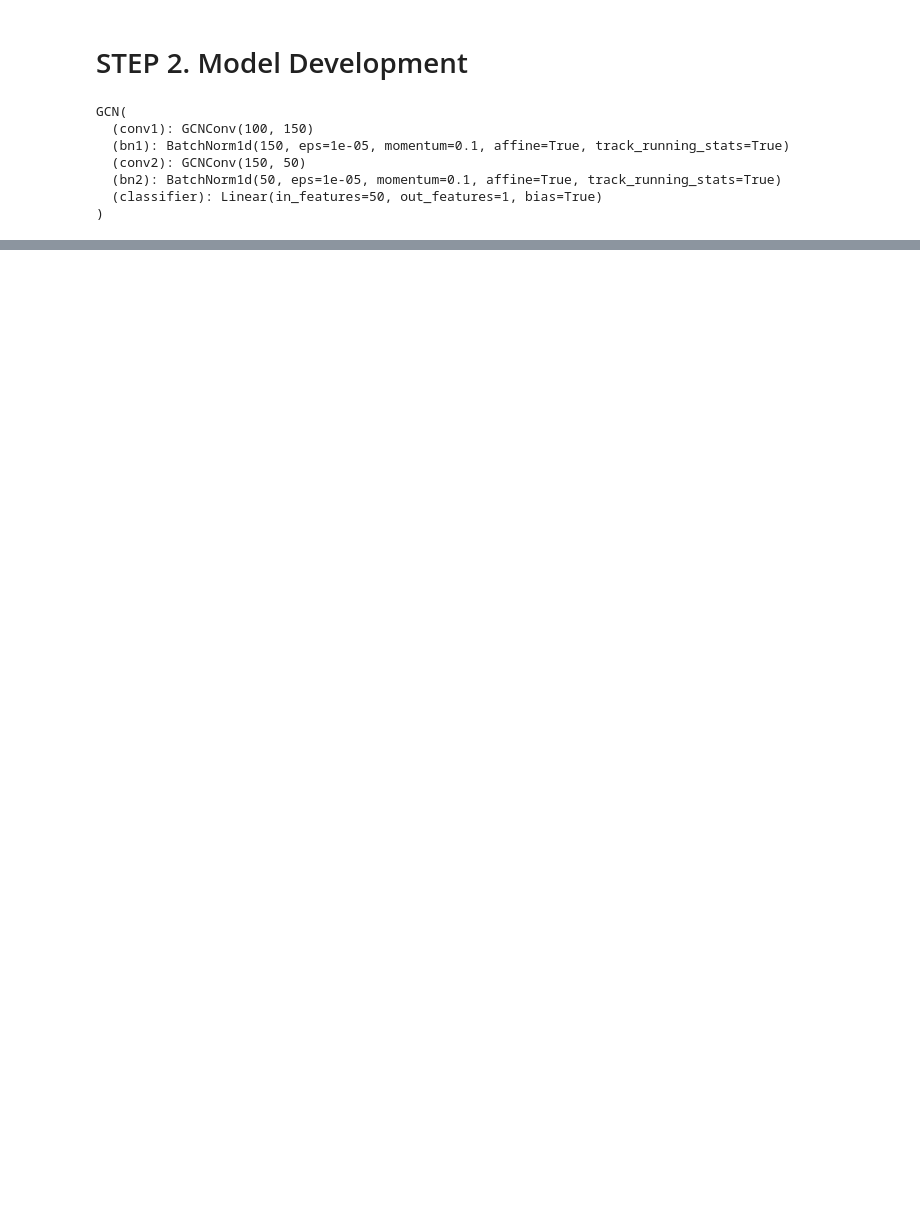
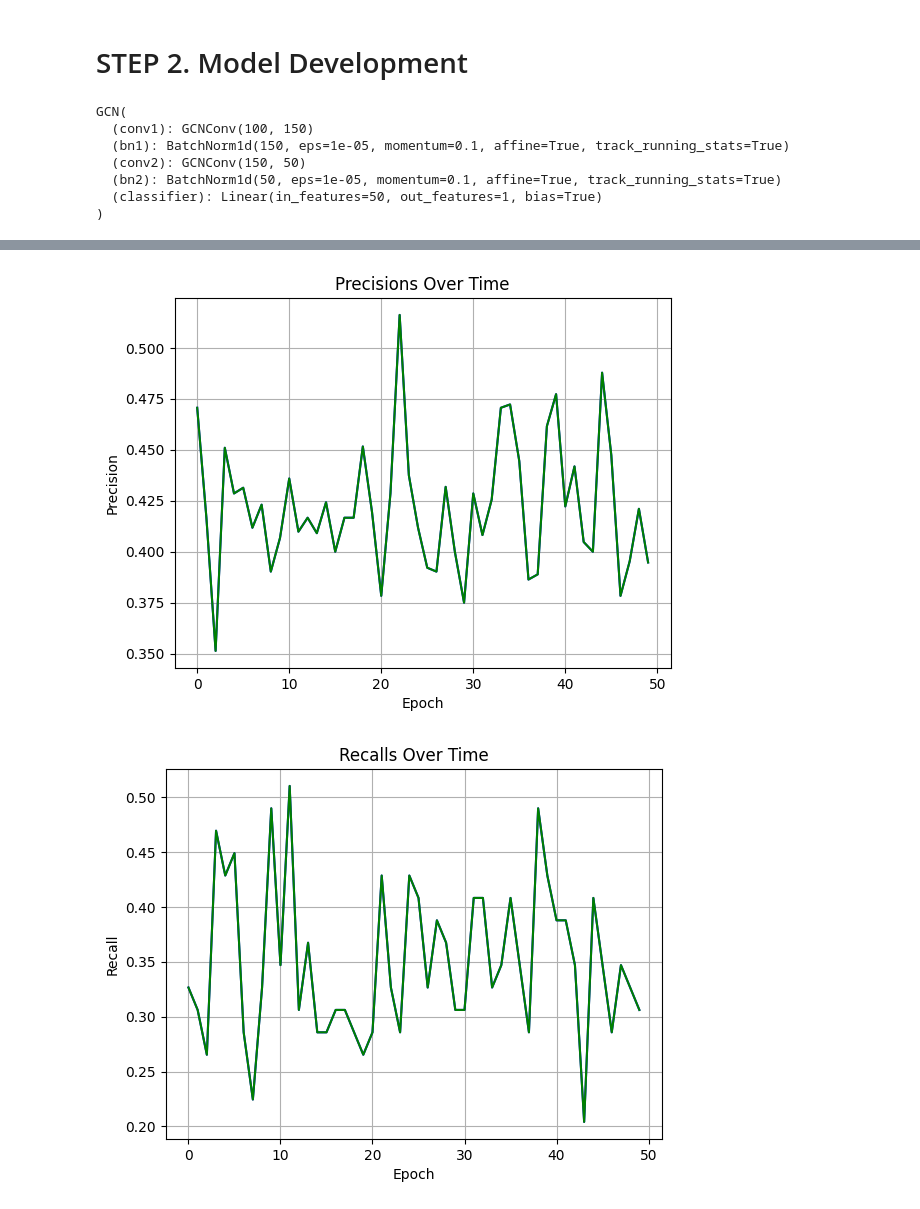
Before and after one commit to AndrewCheng02/DSC180B-Capstone-ProjectA09, a Jupyter notebook: HCP GNN Testing.ipynb, the cells around one changed output, grey strips where cells are left out. Cells and saved outputs as stored; diff of their text form; code cells hidden in the pictures; blank space fills up the shorter version.

```diff
--- a/HCP GNN Testing.ipynb
+++ b/HCP GNN Testing.ipynb
@@ -379,0 +491,5 @@ Epoch: 50/50, Loss: 261.5718418400793, Avg Loss: 0.326, Train: 35.66%, Validatio
+# %%
+plot_eval(prec2, recall2, acc2) # slower learning rate
+# %% [output]
+[figure, added]
+[figure, added]
```
Also changed, not shown: parts of 20 cells of this notebook.
